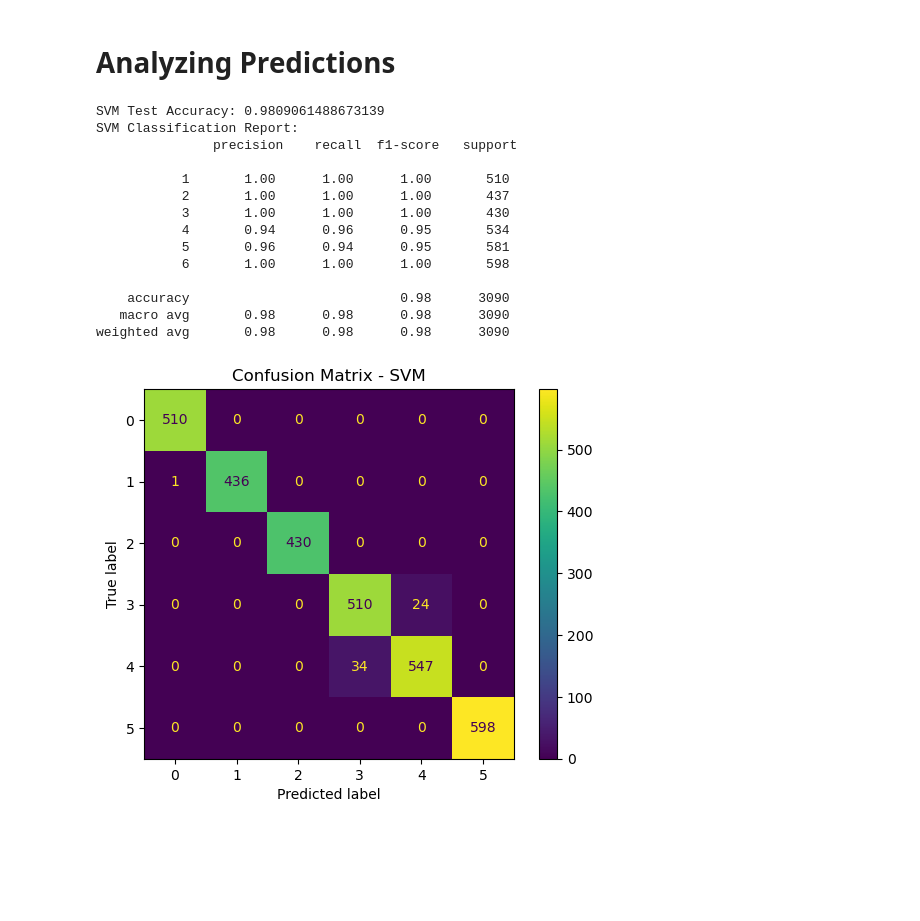
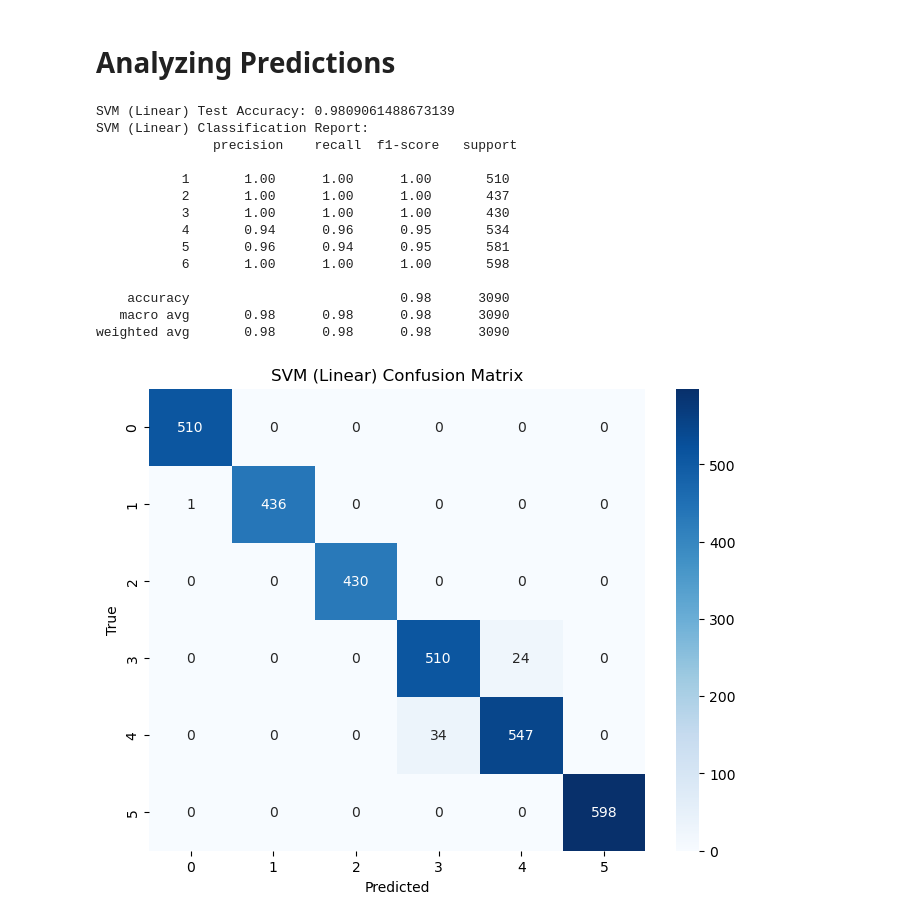
Before and after one commit to nelsondca/Gesture-UI, a Jupyter notebook: data.ipynb, the cells around one changed output. Saved outputs shown, nothing was run; the diff lists cells and outputs as text; code cells hidden in the pictures; blank space fills up the shorter version.

```diff
--- a/data.ipynb
+++ b/data.ipynb
@@ -174,19 +184,27 @@ Random Forest Accuracy: 0.9747542978032863
 # Trained the models on the entire training & predictions made on test set
 # %%
 # Training the models
-svm_model.fit(train_data_scaled, train_labels.values.ravel())
+svm_linear.fit(train_data_scaled, train_labels.values.ravel())
+svm_rbf.fit(train_data_scaled, train_labels.values.ravel())
 knn_model.fit(train_data_scaled, train_labels.values.ravel())
 rf_model.fit(train_data_scaled, train_labels.values.ravel())
+log_reg.fit(train_data_scaled, train_labels.values.ravel())
 
 # Predictions
-svm_predictions = svm_model.predict(test_data_scaled)
+svm_linear_predictions = svm_linear.predict(test_data_scaled)
+svm_rbf_predictions = svm_rbf.predict(test_data_scaled)
 knn_predictions = knn_model.predict(test_data_scaled)
 rf_predictions = rf_model.predict(test_data_scaled)
+log_reg_predictions = log_reg.predict(test_data_scaled)
 
-print ("SVM Predictions:")
-print(svm_predictions)
-print("\nkNN Predictions:") # Display the predictions
+print("SVM (Linear) Predictions:")
+print(svm_linear_predictions)
+print("\nSVM (RBF) Predictions:")
+print(svm_rbf_predictions)
+print("\nkNN Predictions:")
 print(knn_predictions)
-print("\nRandom Forest Predictions:") # Display the predictions
+print("\nRandom Forest Predictions:")
 print(rf_predictions)
+print("\nLogistic Regression Predictions:")
+print(log_reg_predictions)
 # %% [output]
@@ -202,53 +226,54 @@ Random Forest Predictions:
 # Analyzing Predictions
 # %%
 from sklearn.metrics import accuracy_score, classification_report, confusion_matrix, ConfusionMatrixDisplay
-import matplotlib.pyplot as plt
 
-# Evaluating SVM
-print("SVM Test Accuracy:", accuracy_score(test_labels, svm_predictions))
-print("SVM Classification Report:\n", classification_report(test_labels, svm_predictions))
+# Function to plot confusion matrix
+def plot_confusion_matrix(y_true, y_pred, title):
+    cm = confusion_matrix(y_true, y_pred)
+    plt.figure(figsize=(8, 6))
+    sns.heatmap(cm, annot=True, fmt='d', cmap='Blues')
+    plt.title(title)
+    plt.xlabel('Predicted')
+    plt.ylabel('True')
+    plt.show()
 
-# Confusion Matrix for SVM
-cm_svm = confusion_matrix(test_labels, svm_predictions)
-disp_svm = ConfusionMatrixDisplay(confusion_matrix=cm_svm)
-disp_svm.plot()
-plt.title('Confusion Matrix - SVM')
-plt.show()
+# Evaluate SVM (Linear)
+print("SVM (Linear) Test Accuracy:", accuracy_score(test_labels, svm_linear_predictions))
+print("SVM (Linear) Classification Report:\n", classification_report(test_labels, svm_linear_predictions))
+plot_confusion_matrix(test_labels, svm_linear_predictions, "SVM (Linear) Confusion Matrix")
 
-# Evaluating kNN
+# Evaluate SVM (RBF)
+print("SVM (RBF) Test Accuracy:", accuracy_score(test_labels, svm_rbf_predictions))
+print("SVM (RBF) Classification Report:\n", classification_report(test_labels, svm_rbf_predictions))
+plot_confusion_matrix(test_labels, svm_rbf_predictions, "SVM (RBF) Confusion Matrix")
+
+# Evaluate kNN
 print("kNN Test Accuracy:", accuracy_score(test_labels, knn_predictions))
 print("kNN Classification Report:\n", classification_report(test_labels, knn_predictions))
+plot_confusion_matrix(test_labels, knn_predictions, "kNN Confusion Matrix")
 
-# Confusion Matrix for kNN
-cm_knn = confusion_matrix(test_labels, knn_predictions)
-disp_knn = ConfusionMatrixDisplay(confusion_matrix=cm_knn)
-disp_knn.plot()
-plt.title('Confusion Matrix - kNN')
-plt.show()
-
-# Evaluating Random Forest
+# Evaluate Random Forest
 print("Random Forest Test Accuracy:", accuracy_score(test_labels, rf_predictions))
 print("Random Forest Classification Report:\n", classification_report(test_labels, rf_predictions))
+plot_confusion_matrix(test_labels, rf_predictions, "Random Forest Confusion Matrix")
 
-# Confusion Matrix for Random Forest
-cm_rf = confusion_matrix(test_labels, rf_predictions)
-disp_rf = ConfusionMatrixDisplay(confusion_matrix=cm_rf)
-disp_rf.plot()
-plt.title('Confusion Matrix - Random Forest')
-plt.show()
+# Evaluate Logistic Regression
+print("Logistic Regression Test Accuracy:", accuracy_score(test_labels, log_reg_predictions))
+print("Logistic Regression Classification Report:\n", classification_report(test_labels, log_reg_predictions))
+plot_confusion_matrix(test_labels, log_reg_predictions, "Logistic Regression Confusion Matrix")
 # %% [output]
-SVM Test Accuracy: 0.9809061488673139
-SVM Classification Report:
+SVM (Linear) Test Accuracy: 0.9809061488673139
+SVM (Linear) Classification Report:
                precision    recall  f1-score   support
 
            1       1.00      1.00      1.00       510
            2       1.00      1.00      1.00       437
            3       1.00      1.00      1.00       430
            4       0.94      0.96      0.95       534
            5       0.96      0.94      0.95       581
            6       1.00      1.00      1.00       598
 
     accuracy                           0.98      3090
    macro avg       0.98      0.98      0.98      3090
 weighted avg       0.98      0.98      0.98      3090
-[figure, old version]
+[figure, new version]
```
Also changed, not shown: parts of 7 cells of this notebook, 1 other file.
